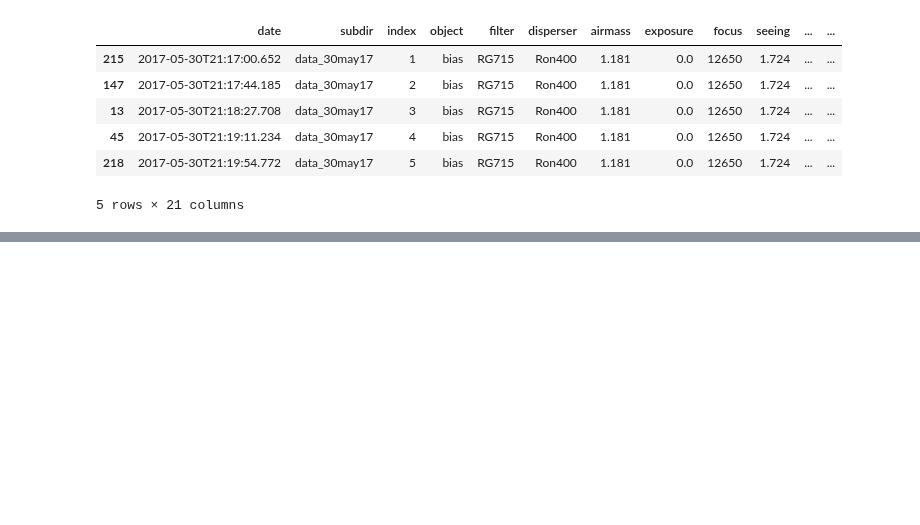
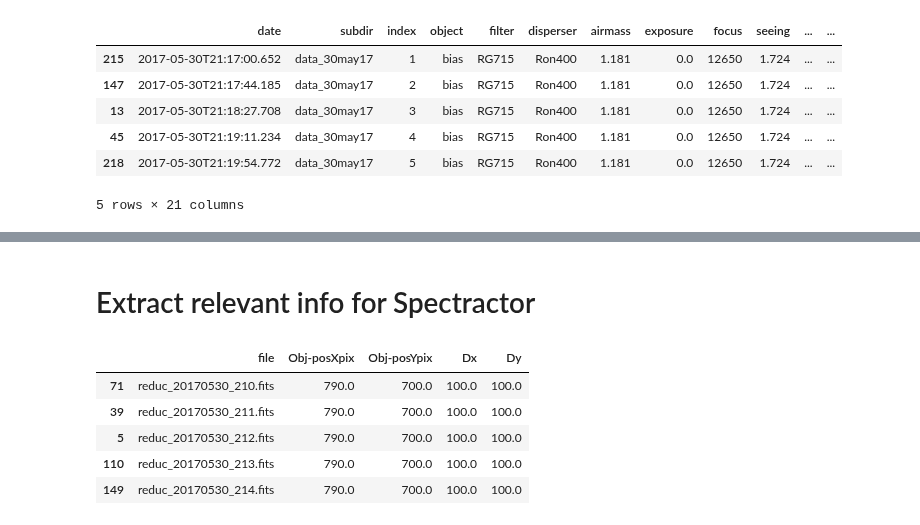
Before and after one commit to sylvielsstfr/SpectractorAnaAtm, a Jupyter notebook: ana_30may17/Run_Spectractor.ipynb, the cells around one changed output, grey strips where cells are left out. Cells and saved outputs as stored; diff of their text form; code cells hidden in the pictures; blank space fills up the shorter version.

```diff
--- a/ana_30may17/Run_Spectractor.ipynb
+++ b/ana_30may17/Run_Spectractor.ipynb
@@ -164,0 +134,2 @@ See more at :ref:`Selection by Label <indexing.label>`
+# %% [markdown]
+# Extract relevant info for Spectractor
@@ -164,0 +138,9 @@ See more at :ref:`Selection by Label <indexing.label>`
+# %%
+filex0y0dxdy.head()
+# %% [output]
+|  | file | Obj-posXpix | Obj-posYpix | Dx | Dy |
+| 71 | reduc_20170530_210.fits | 790.0 | 700.0 | 100.0 | 100.0 |
+| 39 | reduc_20170530_211.fits | 790.0 | 700.0 | 100.0 | 100.0 |
+| 5 | reduc_20170530_212.fits | 790.0 | 700.0 | 100.0 | 100.0 |
+| 110 | reduc_20170530_213.fits | 790.0 | 700.0 | 100.0 | 100.0 |
+| 149 | reduc_20170530_214.fits | 790.0 | 700.0 | 100.0 | 100.0 |
```
Also changed, not shown: parts of 19 cells of this notebook.
